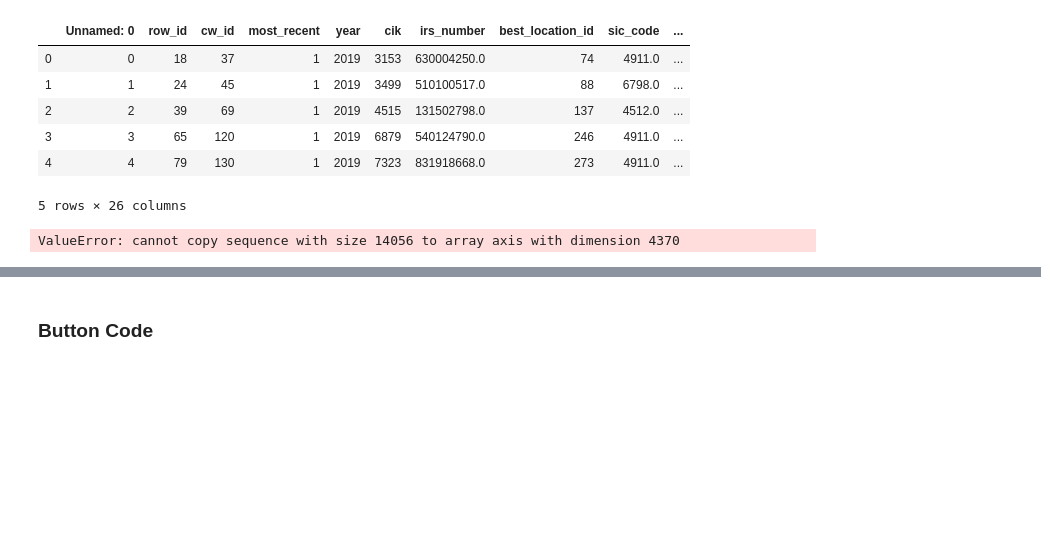
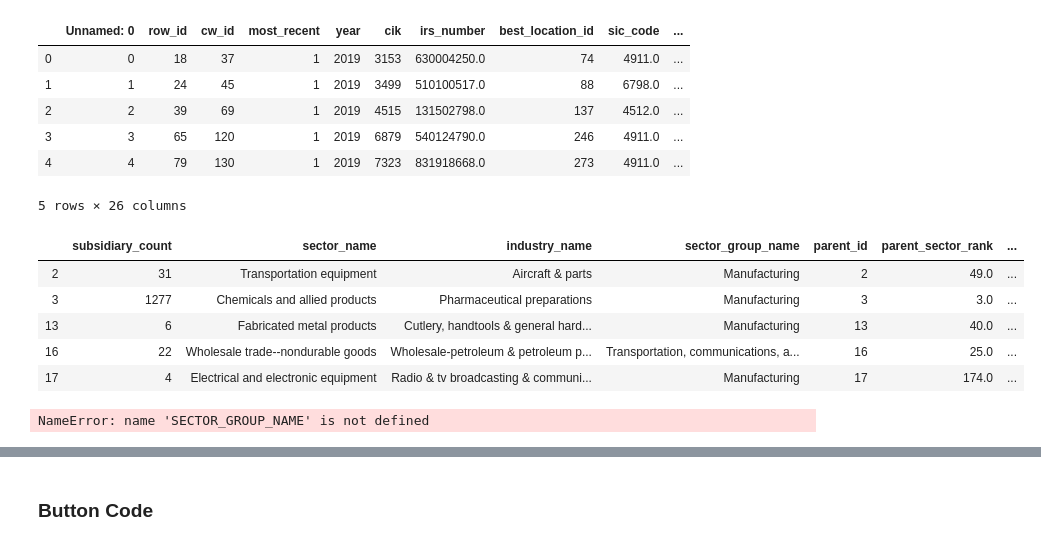
Before and after one commit to prakharchandna/info202project, a Jupyter notebook: Outline-Final.ipynb, the cells around one changed output, grey strips where cells are left out. Drawn from its saved outputs; the diff is of its cells as text; code cells hidden in the pictures; blank space fills up the shorter version.

```diff
--- a/Outline-Final.ipynb
+++ b/Outline-Final.ipynb
@@ -123,6 +123,7 @@ PARENT_COMPANY_NAMES = "parent_company_names"
 CW_ID = 'cw_id'
 INDUSTRY_NAME = 'industry_name'
 SECTOR_NAME = 'sector_name'
+SECOTR_GROUP_NAME = 'sector_group_name'
 NUM_PARENTS = 'num_parents'
 NUM_CHILDREN = 'num_children'
 TOP_PARENT_ID = 'top_parent_id'
@@ -206,6 +207,9 @@ def clean_company_data(data):
     data[PARENT_CW_ID_LIST] = data[PARENT_CW_ID_LIST].apply(lambda x: list_parse(x))
     families = data[((data[NUM_PARENTS]> 0) | (data[NUM_CHILDREN] > 0))]  #i might not want to do this
 
+    data[INDUSTRY_NAME] = data[INDUSTRY_NAME].apply(lambda x: x.strip())
+    data[SECOTR_GROUP_NAME] = data[SECOTR_GROUP_NAME].apply(lambda x: x.strip())
+    data[SECTOR_NAME] = data[SECTOR_NAME].apply(lamda x: x.strip())
     #join with the location
     location = pd.read_csv('corpwatch_api_tables_csv/company_locations.csv', sep = "\t", escapechar='\\')
     location_filtered = location[location['max_year'] > 1950] #changed by max in the hope we'll get more information
@@ -287,30 +297,36 @@ company_master_data.head()
 | 3 | 3 | 65 | 120 | 1 | 2019 | 6879 | 540124790.0 | 246 | 4911.0 | ... |
 | 4 | 4 | 79 | 130 | 1 | 2019 | 7323 | 831918668.0 | 273 | 4911.0 | ... |
 5 rows × 26 columns
-# %%
-#Sector codes
-
-companies_by_sector_group = company_data.groupby(['sector_group_name', 'top_parent_id' ])
-
-companies_by_sector_group.head()
-t1 = companies_by_sector_group.agg({companies_by_sector_group['company_name']: lambda x : len(pd.unique(x))})
-# t2 = t1['cw_id'].groupby(level=0, group_keys=False)
-# t2 = t2.apply(lambda x: x.sort_values(ascending=False)).reset_index()
-# t2.to_csv("sector_group_name.csv")
-
-
-# companies_by_sector_name = company_data.groupby(['sector_name', 'top_parent_id' ])
-# t_sector_name = companies_by_sector_name['cw_id'].agg(lambda x : len(pd.unique(x))).to_frame()
-# final_t_sector_name = t_sector_name['cw_id'].groupby(level=0, group_keys=False)
-# final_t_sector_name = final_t_sector_name.apply(lambda x: x.sort_values(ascending=False)).reset_index()
-# final_t_sector_name.to_csv("sector_name.csv")
-# #final_t_sector_name[final_t_sector_name['sector_name']=='Oil and gas extraction'].head(25)
-
-# companies_by_indutry_name = company_data.groupby(['industry_name', 'top_parent_id' ])
-# t_industry_name = companies_by_indutry_name['cw_id'].agg(lambda x : len(pd.unique(x))).to_frame()
-# final_t_indutry_name = t_industry_name['cw_id'].groupby(level=0, group_keys=False)
-# final_t_indutry_name = final_t_indutry_name.apply(lambda x: x.sort_values(ascending=False)).reset_index()
-# final_t_indutry_name.to_csv("industry_name.csv")
-#final_t_indutry_name[final_t_indutry_name['industry_name']=='Asset-backed securities'].head(25)
-# %% [output]
-ValueError: cannot copy sequence with size 14056 to array axis with dimension 4370
+# %%
+#Sector codes
+PARENT_SECTOR_RANK = 'parent_sector_rank'
+PARENT_INDUSTRY_RANK = 'parent_industry_rank'
+PARENT_SECTOR_GROUP_RANK = 'parent_sector_group_rank'
+def create_sector_rankings(family_groups):
+    famlies_by_size = family_groups.agg({'cw_id': 'count'})
+    famlies_by_size['subsidiary_count'] = famlies_by_size['cw_id']
+    famlies_by_size.head()
+    sector_merge = pd.merge(famlies_by_size['subsidiary_count'], company_data[[SECTOR_NAME, INDUSTRY_NAME, 'sector_group_name']], left_index=True, right_index=True, how='inner')
+    sector_merge['parent_id'] = sector_merge.index
+    sector_merge[PARENT_SECTOR_RANK] = sector_merge.groupby(SECTOR_NAME)["subsidiary_count"].rank("first", ascending=False)
+    sector_merge[PARENT_INDUSTRY_RANK] = sector_merge.groupby(INDUSTRY_NAME)["subsidiary_count"].rank("first", ascending=False)
+    sector_merge[PARENT_SECTOR_GROUP_RANK] = sector_merge.groupby('sector_group_name')["subsidiary_count"].rank("first", ascending=False)
+    return sector_merge
+
+parent_rankings = create_sector_rankings(family_groups)
+parent_rankings = pd.merge(parent_rankings, company_data[[COMPANY_NAME]], left_on = 'parent_id', right_index=True, how = 'inner')
+# %%
+parent_rankings.head()
+# %% [output]
+|  | subsidiary_count | sector_name | industry_name | sector_group_name | parent_id | parent_sector_rank | ... |
+| 2 | 31 | Transportation equipment | Aircraft & parts | Manufacturing | 2 | 49.0 | ... |
+| 3 | 1277 | Chemicals and allied products | Pharmaceutical preparations | Manufacturing | 3 | 3.0 | ... |
+| 13 | 6 | Fabricated metal products | Cutlery, handtools & general hard... | Manufacturing | 13 | 40.0 | ... |
+| 16 | 22 | Wholesale trade--nondurable goods | Wholesale-petroleum & petroleum p... | Transportation, communications, a... | 16 | 25.0 | ... |
+| 17 | 4 | Electrical and electronic equipment | Radio & tv broadcasting & communi... | Manufacturing | 17 | 174.0 | ... |
+# %%
+industry_totals = parent_rankings.groupby(INDUSTRY_NAME)['parent_id'].count()
+sector_totals = parent_rankings.groupby(SECTOR_NAME)['parent_id'].count()
+sector_group_totals = parent_rankings.groupby(SECTOR_GROUP_NAME ).count()
+# %% [output]
+NameError: name 'SECTOR_GROUP_NAME' is not defined
```
Also changed, not shown: parts of 11 cells of this notebook.
